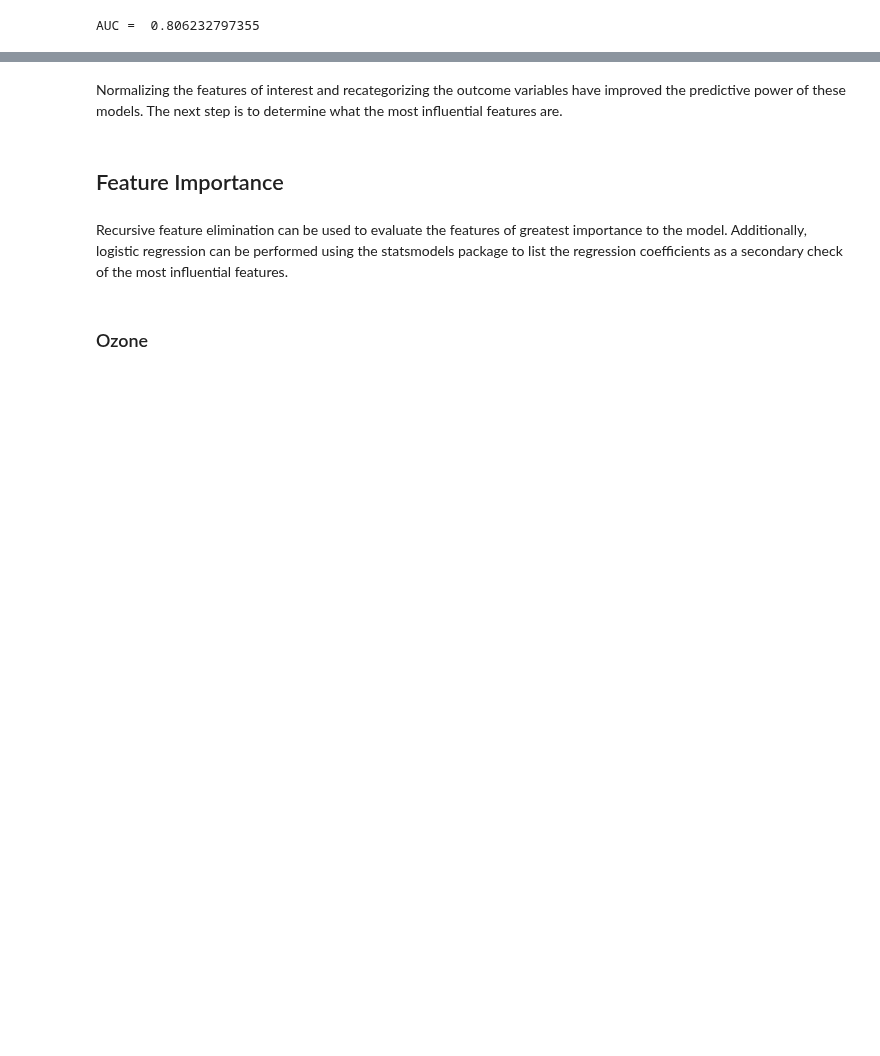
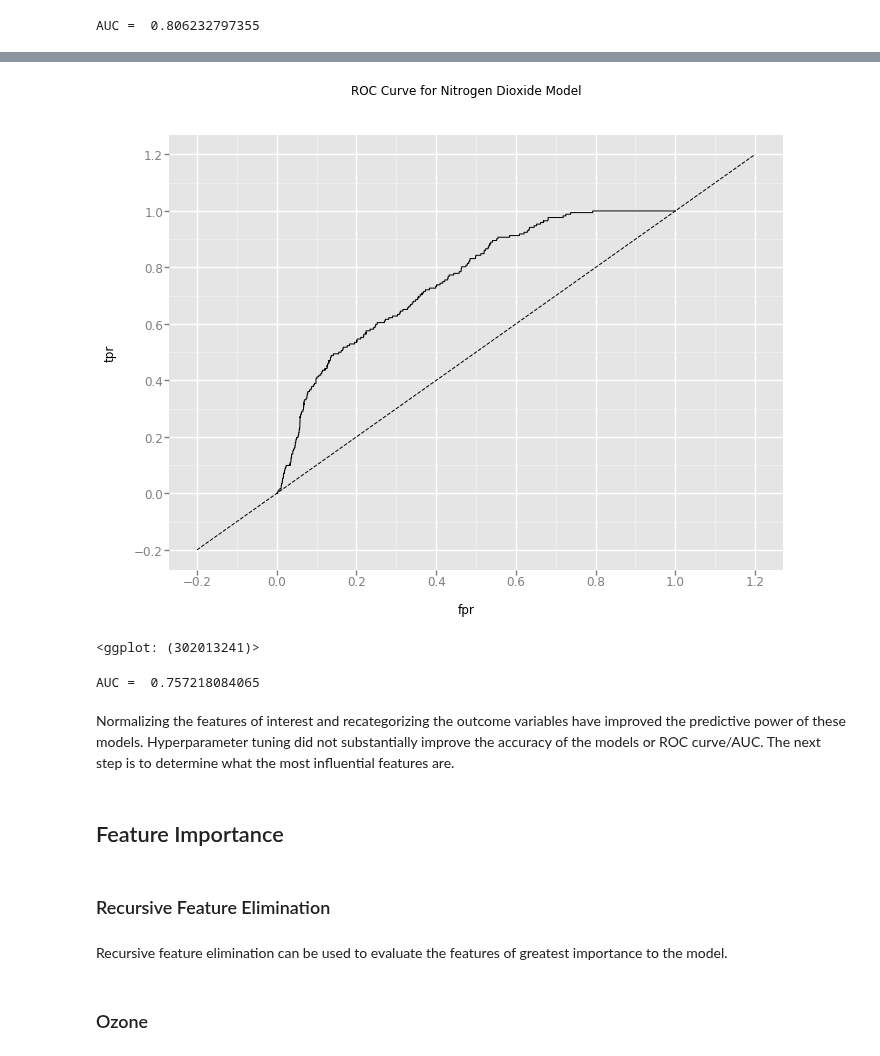
Before and after one commit to bouncebarkrun/Springboard-Data-Science-Career-Track, a Jupyter notebook: 1st Capstone Project/Model Building.ipynb, the cells around one changed output, grey strips where cells are left out. Drawn from its saved outputs; the diff is of its cells as text; code cells hidden in the pictures; blank space fills up the shorter version.

```diff
--- a/1st Capstone Project/Model Building.ipynb
+++ b/1st Capstone Project/Model Building.ipynb
@@ -598,9 +761,27 @@ AUC =  0.806232797355
+# %%
+preds = clf.predict_proba(X_test_so)[:,1]
+fpr, tpr, _ = metrics.roc_curve(y_test_so, preds)
+
+df = pd.DataFrame(dict(fpr=fpr, tpr=tpr))
+ggplot(df, aes(x='fpr', y='tpr')) +\
+    geom_line() +\
+    geom_abline(linetype='dashed') +\
+    ggtitle("ROC Curve for Nitrogen Dioxide Model")
+# %% [output]
+[figure, added]
+<ggplot: (302013241)>
+# %%
+print('AUC = ', metrics.auc(fpr,tpr))
+# %% [output]
+AUC =  0.757218084065
 # %% [markdown]
-Normalizing the features of interest and recategorizing the outcome variables have improved the predictive power of these models.  The next step is to determine what the most influential features are.
+Normalizing the features of interest and recategorizing the outcome variables have improved the predictive power of these models.  Hyperparameter tuning did not substantially improve the accuracy of the models or ROC curve/AUC.  The next step is to determine what the most influential features are.
 # %% [markdown]
 ## Feature Importance
+# %% [markdown]
+###  Recursive Feature Elimination
 # %% [markdown]
-Recursive feature elimination can be used to evaluate the features of greatest importance to the model.  Additionally, logistic regression can be performed using the statsmodels package to list the regression coefficients as a secondary check of the most influential features.
+Recursive feature elimination can be used to evaluate the features of greatest importance to the model.
 # %%
 #Define the recursive feature elimination object
 rfe = RFE(lrcvb)
```
Also changed, not shown: parts of 70 cells of this notebook.
